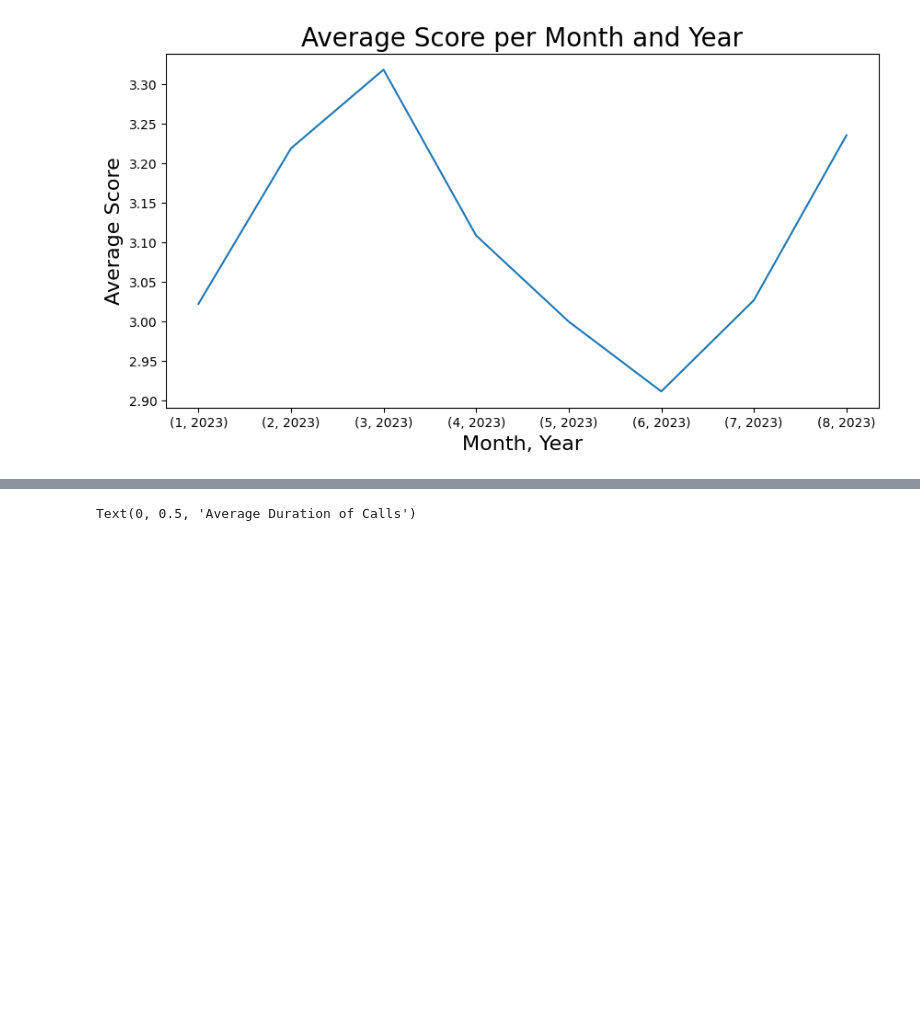
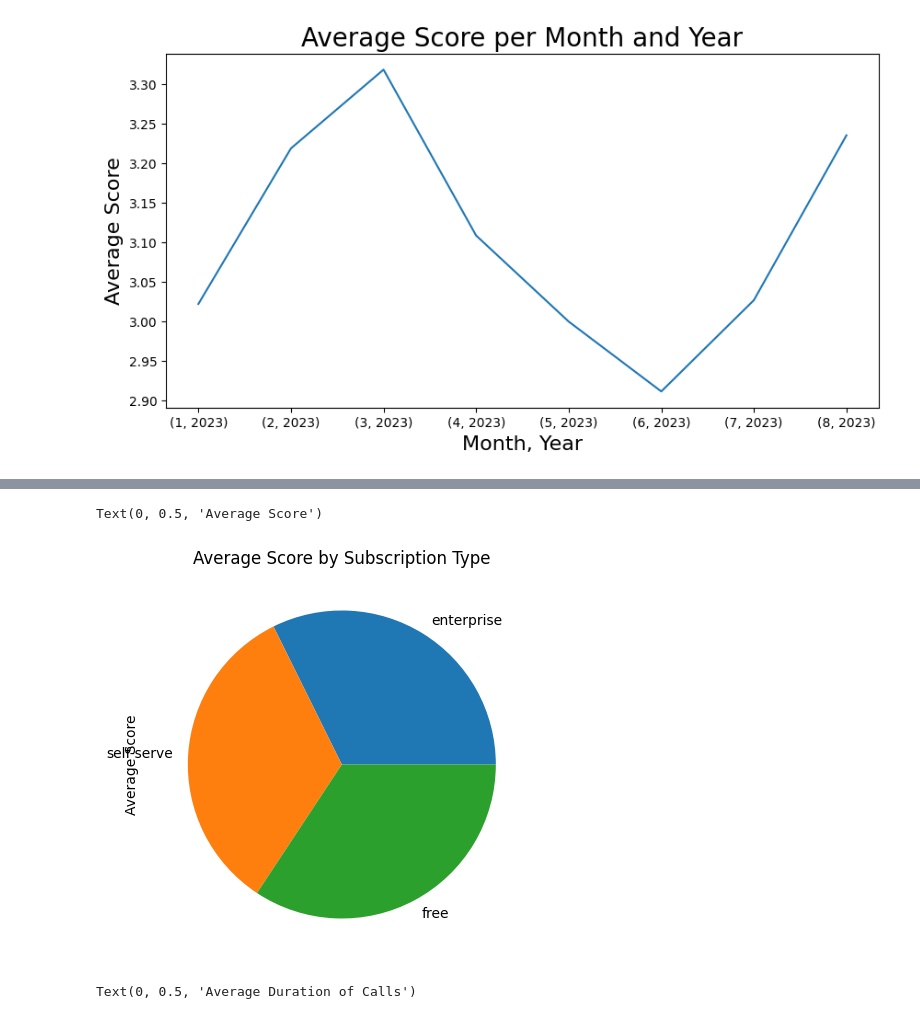
Before and after one commit to vlntn-t/nps_data_analysis, a Jupyter notebook: nps_analysis.ipynb, the cells around one changed output, grey strips where cells are left out. Saved outputs shown, nothing was run; the diff lists cells and outputs as text; code cells hidden in the pictures; blank space fills up the shorter version.

```diff
--- a/nps_analysis.ipynb
+++ b/nps_analysis.ipynb
@@ -114,3 +120,10 @@ sub_score_group.plot(kind='barh', figsize=(10,5), title='Average Score by Subscr
+# %%
+sub_score_group.plot(kind='pie', figsize=(10,5), title='Average Score by Subscription Type')
+plt.title('Average Score by Subscription Type')
+plt.ylabel('Average Score')
+# %% [output]
+Text(0, 0.5, 'Average Score')
+[figure, added]
 # %%
 con_dur_group = df.groupby(['month', 'year'])['duration'].mean()
 con_dur_group.plot(kind='line', figsize=(10, 5))
```
Also changed, not shown: parts of 2 cells of this notebook.
